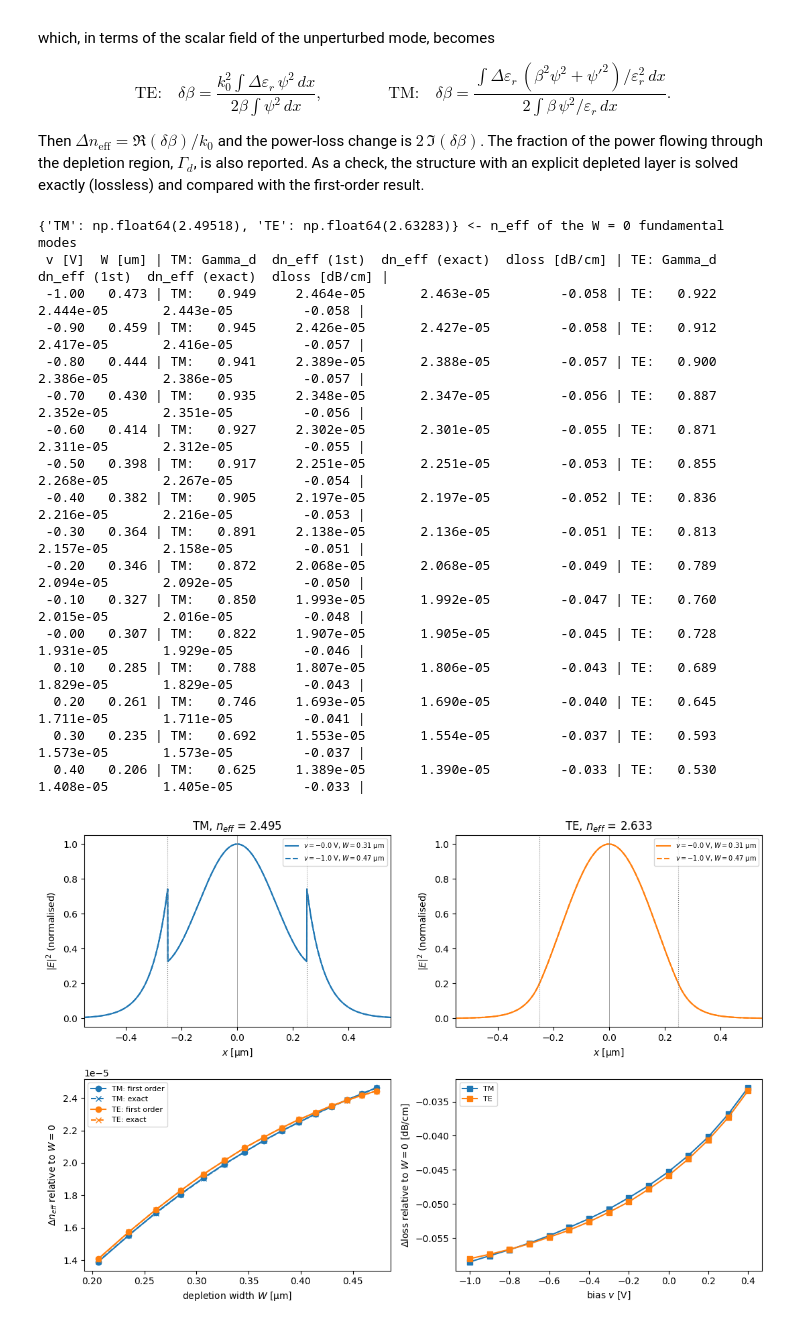
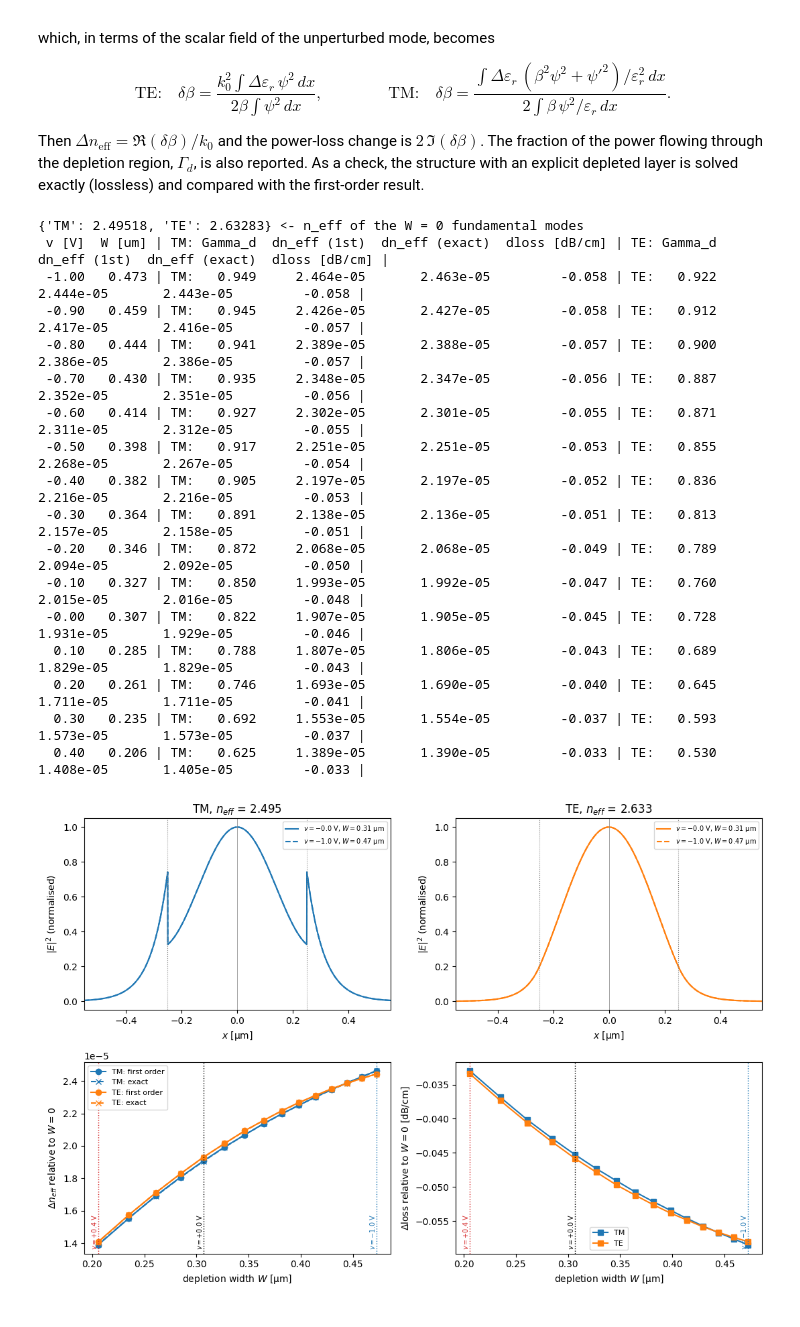
Before and after one commit to EpsilonForge/PhotonicModulatorModels, a Jupyter notebook: pn_junction_phase_shifter.ipynb, the cells around one changed output. Drawn from its saved outputs; the diff is of its cells as text; code cells hidden in the pictures.

```diff
--- a/pn_junction_phase_shifter.ipynb
+++ b/pn_junction_phase_shifter.ipynb
@@ -619,36 +530,47 @@ for col, polarization in enumerate(POLARIZATIONS):
     ax[0][col].set_ylabel(r"$|E|^2$ (normalised)")
     ax[0][col].set_title(f"{polarization}, $n_{{eff}}$ = {beta_w0_by_polarization[polarization] / K0_UM:.3f}")
     ax[0][col].legend(fontsize=7)
-# Bottom row: effect of the depletion width
+# Bottom row: both panels use the depletion width as the x-axis
+# Bias voltages considered above; their depletion widths are marked with dotted lines.
+REFERENCE_BIASES = [(-1.0, "tab:blue"), (0.0, "black"), (0.4, "tab:red")]
+W_ref = [(v, sum(depletion_widths(v)), c) for v, c in REFERENCE_BIASES]
+
 for polarization in POLARIZATIONS:
     color = POLARIZATION_COLORS[polarization]
     ax[1][0].plot(width_um, sweep_array(polarization, "d_neff"), "o-", color=color, label=f"{polarization}: first order")
     ax[1][0].plot(width_um, sweep_array(polarization, "d_neff_exact"), "x--", color=color, label=f"{polarization}: exact")
-    ax[1][1].plot(v_valid, sweep_array(polarization, "d_loss_db_cm"), "s-", color=color, label=polarization)
+    ax[1][1].plot(width_um, sweep_array(polarization, "d_loss_db_cm"), "s-", color=color, label=polarization)
+
+for v_ref, w_ref, color in W_ref:
+    for a in (ax[1][0], ax[1][1]):
+        a.axvline(w_ref, color=color, linestyle=":", linewidth=1.0)
+        a.text(w_ref, 0.02, f"$v={v_ref:+.1f}$ V", rotation=90, va="bottom", ha="right",
+               color=color, fontsize=7, transform=a.get_xaxis_transform())
+
 ax[1][0].set_xlabel("depletion width $W$ [µm]")
 ax[1][0].set_ylabel(r"$\Delta n_{eff}$ relative to $W=0$")
 ax[1][0].legend(fontsize=8)
-ax[1][1].set_xlabel("bias $v$ [V]")
+ax[1][1].set_xlabel("depletion width $W$ [µm]")
 ax[1][1].set_ylabel(r"$\Delta$loss relative to $W=0$ [dB/cm]")
 ax[1][1].legend(fontsize=8)
 fig.tight_layout()
 plt.show()
 # %% [output]
-{'TM': np.float64(2.49518), 'TE': np.float64(2.63283)} <- n_eff of the W = 0 fundamental modes
+{'TM': 2.49518, 'TE': 2.63283} <- n_eff of the W = 0 fundamental modes
  v [V]  W [um] | TM: Gamma_d  dn_eff (1st)  dn_eff (exact)  dloss [dB/cm] | TE: Gamma_d  dn_eff (1st)  dn_eff (exact)  dloss [dB/cm] |
  -1.00   0.473 | TM:   0.949     2.464e-05       2.463e-05         -0.058 | TE:   0.922     2.444e-05       2.443e-05         -0.058 |
  -0.90   0.459 | TM:   0.945     2.426e-05       2.427e-05         -0.058 | TE:   0.912     2.417e-05       2.416e-05         -0.057 |
  -0.80   0.444 | TM:   0.941     2.389e-05       2.388e-05         -0.057 | TE:   0.900     2.386e-05       2.386e-05         -0.057 |
  -0.70   0.430 | TM:   0.935     2.348e-05       2.347e-05         -0.056 | TE:   0.887     2.352e-05       2.351e-05         -0.056 |
  -0.60   0.414 | TM:   0.927     2.302e-05       2.301e-05         -0.055 | TE:   0.871     2.311e-05       2.312e-05         -0.055 |
  -0.50   0.398 | TM:   0.917     2.251e-05       2.251e-05         -0.053 | TE:   0.855     2.268e-05       2.267e-05         -0.054 |
  -0.40   0.382 | TM:   0.905     2.197e-05       2.197e-05         -0.052 | TE:   0.836     2.216e-05       2.216e-05         -0.053 |
  -0.30   0.364 | TM:   0.891     2.138e-05       2.136e-05         -0.051 | TE:   0.813     2.157e-05       2.158e-05         -0.051 |
  -0.20   0.346 | TM:   0.872     2.068e-05       2.068e-05         -0.049 | TE:   0.789     2.094e-05       2.092e-05         -0.050 |
  -0.10   0.327 | TM:   0.850     1.993e-05       1.992e-05         -0.047 | TE:   0.760     2.015e-05       2.016e-05         -0.048 |
  -0.00   0.307 | TM:   0.822     1.907e-05       1.905e-05         -0.045 | TE:   0.728     1.931e-05       1.929e-05         -0.046 |
   0.10   0.285 | TM:   0.788     1.807e-05       1.806e-05         -0.043 | TE:   0.689     1.829e-05       1.829e-05         -0.043 |
   0.20   0.261 | TM:   0.746     1.693e-05       1.690e-05         -0.040 | TE:   0.645     1.711e-05       1.711e-05         -0.041 |
   0.30   0.235 | TM:   0.692     1.553e-05       1.554e-05         -0.037 | TE:   0.593     1.573e-05       1.573e-05         -0.037 |
   0.40   0.206 | TM:   0.625     1.389e-05       1.390e-05         -0.033 | TE:   0.530     1.408e-05       1.405e-05         -0.033 |
-[figure, old version]
+[figure, new version]
```
Also changed, not shown: parts of 12 cells of this notebook, 1 other file.
